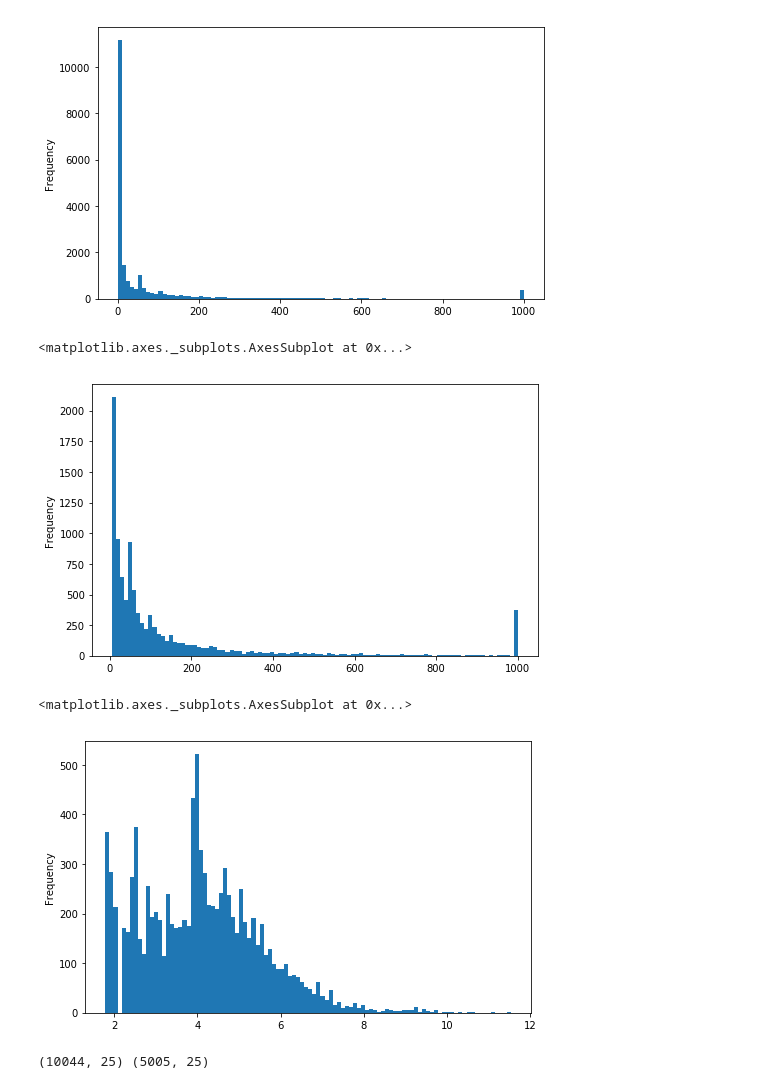
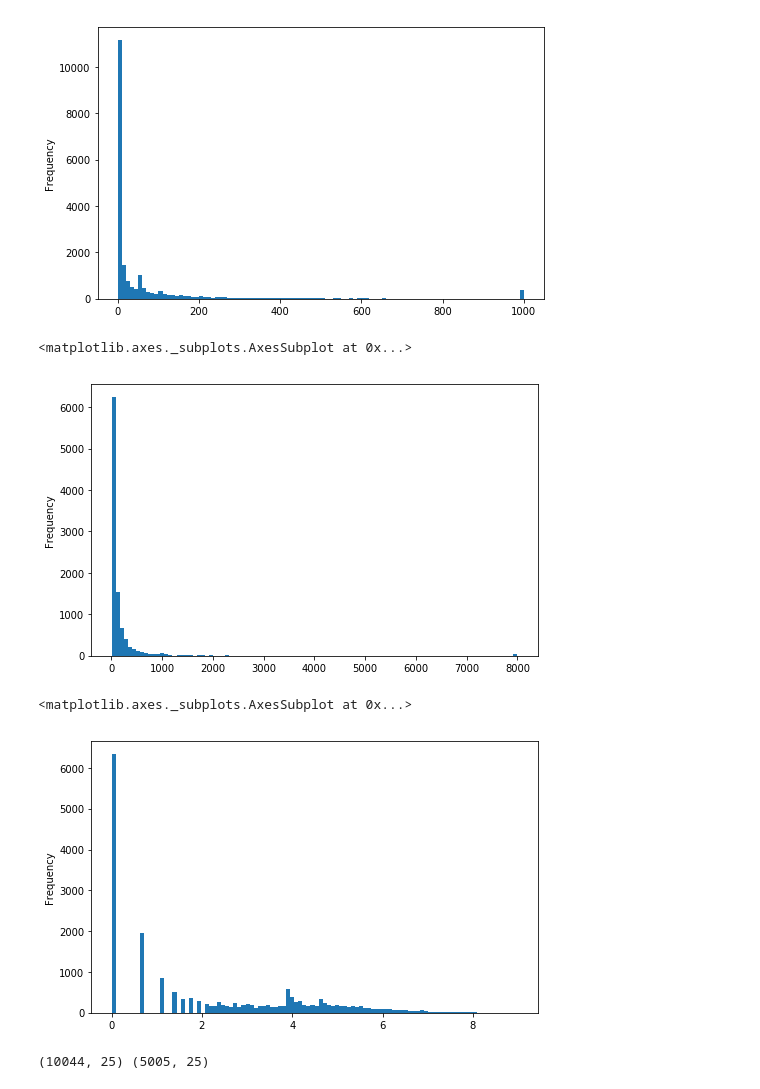
Before and after one commit to sherlockjjj/medium, a Jupyter notebook: analytics/notebooks/clap_prediction_V1.1.ipynb, the cells around one changed output. Saved outputs shown, nothing was run; the diff lists cells and outputs as text; code cells hidden in the pictures.

```diff
--- a/analytics/notebooks/clap_prediction_V1.1.ipynb
+++ b/analytics/notebooks/clap_prediction_V1.1.ipynb
@@ -206,17 +230,17 @@ y_train.clip(0, 1000).plot('hist', bins=100, figsize=(8, 5))
 [figure]
 # %%
 # outcome distribution after drop .transform(lambda x: np.log(x + 1))
-y_train[(y_train >= 5).values].clip(0, 1000).plot('hist', bins=100, figsize=(8, 5))
+y_train[(y_train >= 5).values].clip(0, 8000).plot('hist', bins=100, figsize=(8, 5))
 # %% [output]
 <matplotlib.axes._subplots.AxesSubplot at 0x...>
-[figure, old version]
+[figure, new version]
 # %%
 # outcome distribution after log transformation
 # NOTE: we don't need to do log transform on target -- this is just for intepretation and visualization
-y_train[(y_train >= 5).values].transform(lambda x: np.log(x + 1)).plot('hist', bins=100, figsize=(8, 5))
+y_train[(y_train <= 8000).values].transform(lambda x: np.log(x + 1)).plot('hist', bins=100, figsize=(8, 5))
 # %% [output]
 <matplotlib.axes._subplots.AxesSubplot at 0x...>
-[figure, old version]
+[figure, new version]
 # %%
 # down sample
 samples_filter = (y_train >= 5).values
```
Also changed, not shown: parts of 15 cells of this notebook, 4 other files.
